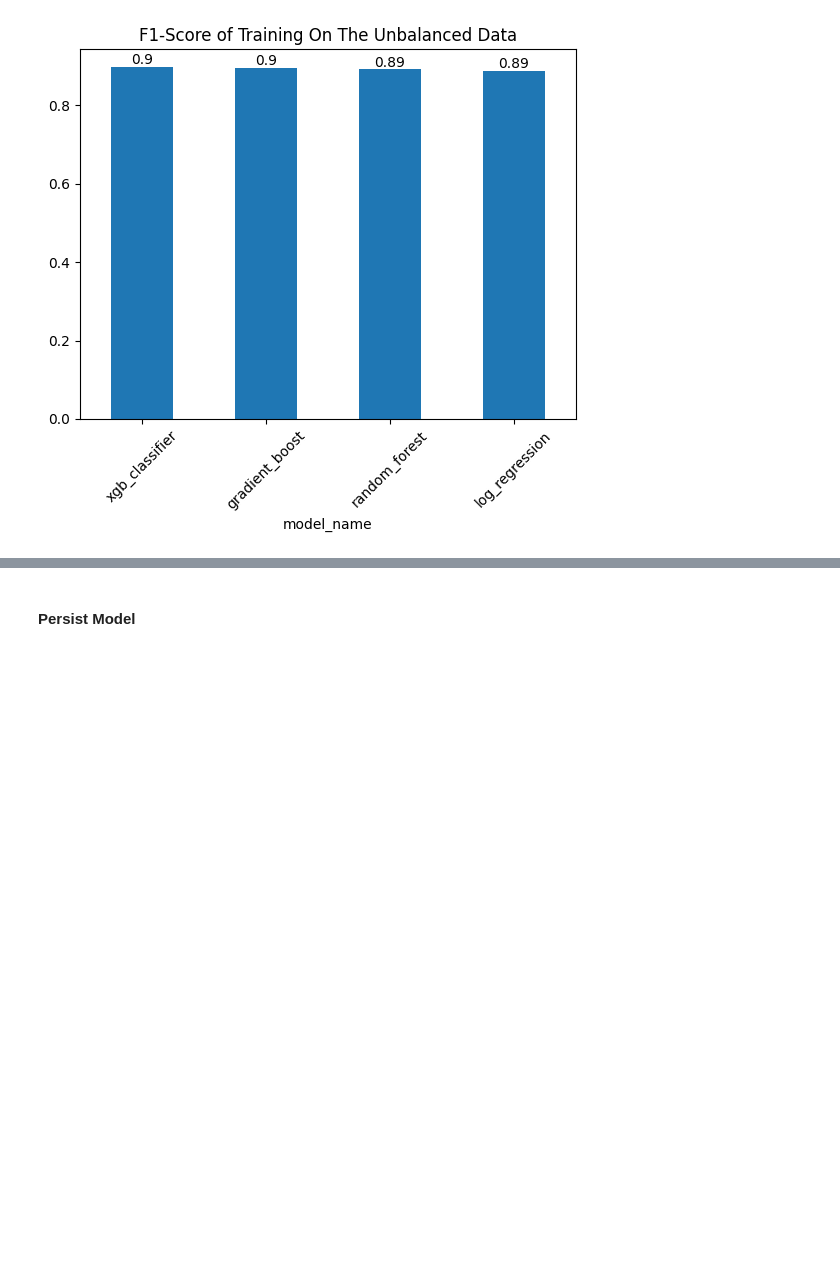
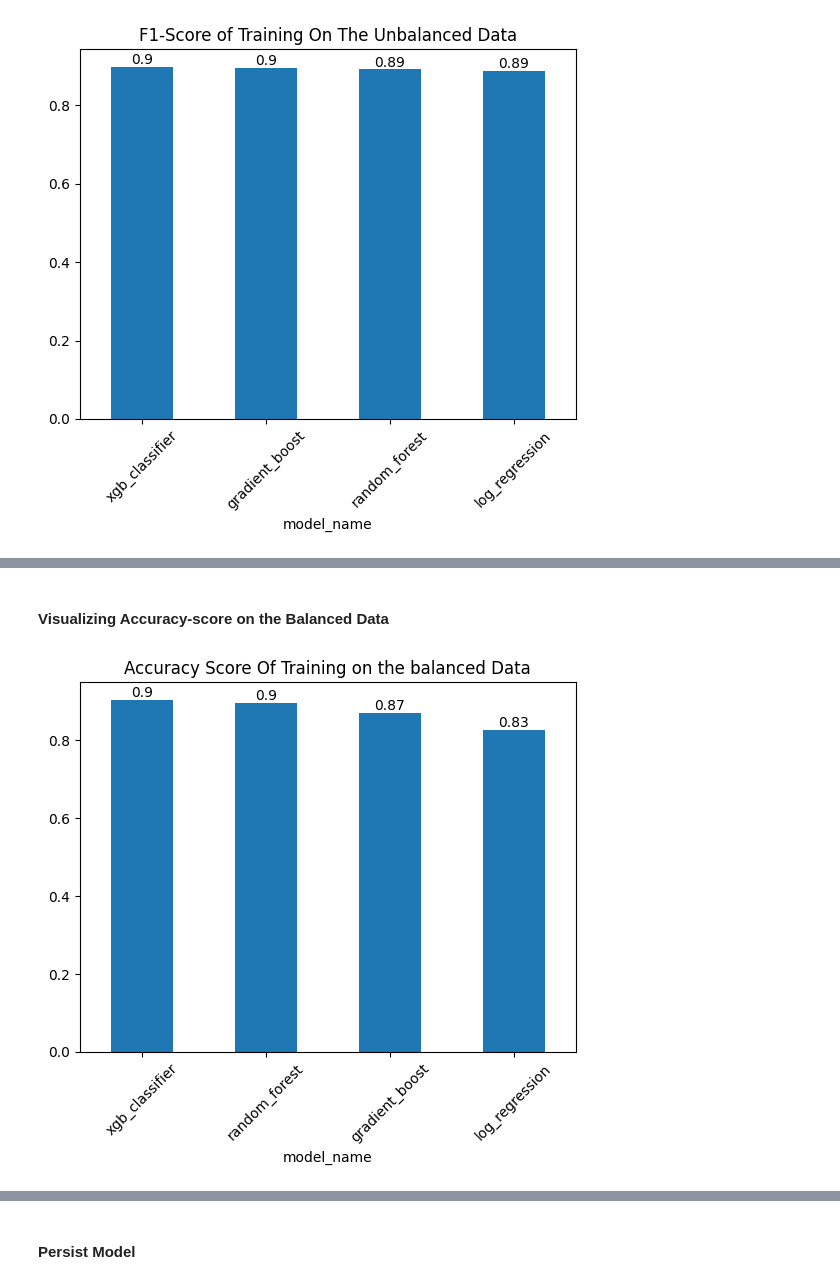
Before and after one commit to adubrightkwartengsnr/Customer_Subscription_Model, a Jupyter notebook: notebooks/customer_subscription.ipynb, the cells around one changed output, grey strips where cells are left out. Cells and saved outputs as stored; diff of their text form; code cells hidden in the pictures; blank space fills up the shorter version.

```diff
--- a/notebooks/customer_subscription.ipynb
+++ b/notebooks/customer_subscription.ipynb
@@ -979,0 +1059,13 @@ In order for me to tackle this challenge, I used SMOTE(Synthetic Minority Over S
+# %% [markdown]
+#### Visualizing Accuracy-score on the Balanced Data
+# %%
+balanced_metrics_df.set_index("model_name",inplace=True)
+bar = balanced_metrics_df["accuracy"].plot(kind="bar")
+# add data labels
+for i,v in enumerate(balanced_metrics_df["accuracy"]):
+    bar.text(i,v, str(round(v,2)), ha="center", va="bottom")
+plt.title("Accuracy Score Of Training on the balanced Data")
+plt.xticks(rotation = 45)
+plt.show()
+# %% [output]
+[figure, added]
```
Also changed, not shown: parts of 33 cells of this notebook, 2 other files.
